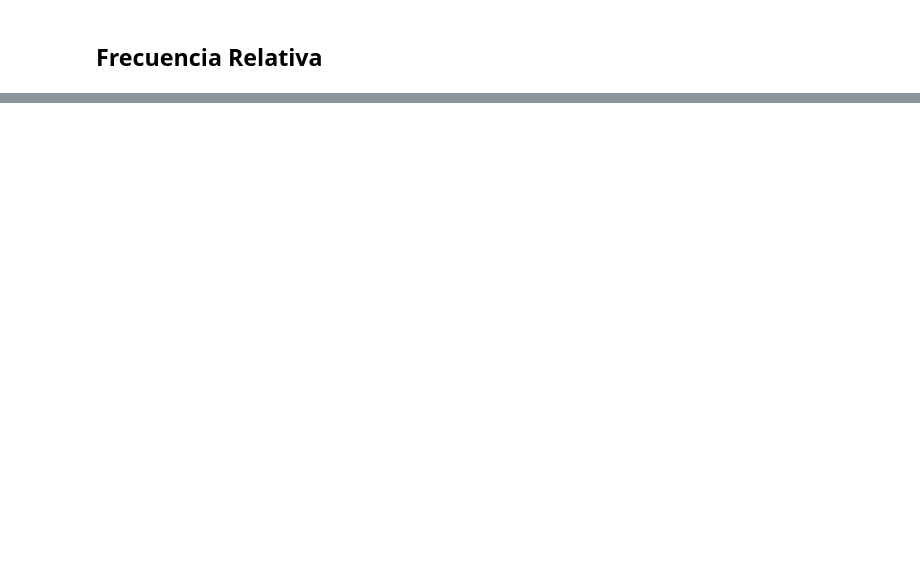
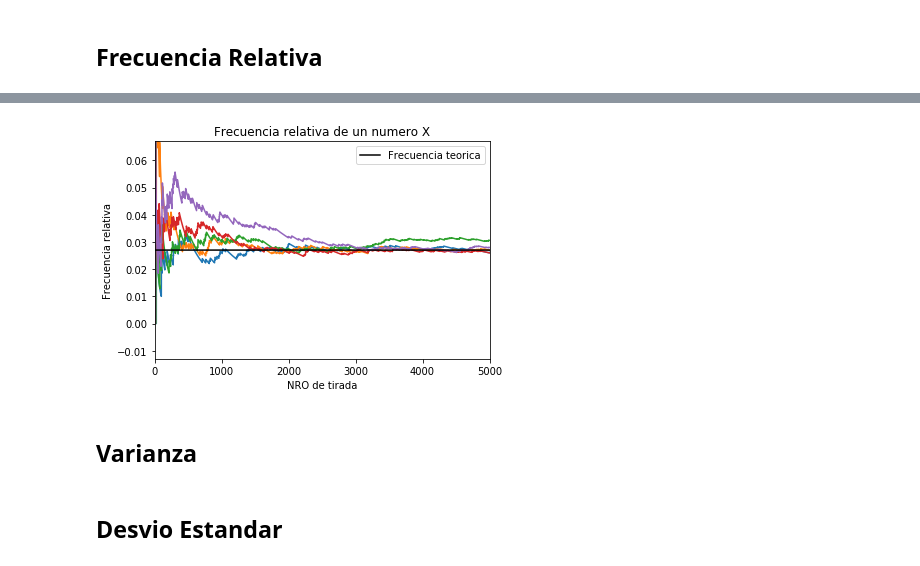
Before and after one commit to alejaz92/facultad, a Jupyter notebook: TP1 - Ruleta.ipynb, the cells around one changed output, grey strips where cells are left out. Cells and saved outputs as stored; diff of their text form; code cells hidden in the pictures; blank space fills up the shorter version.

```diff
--- a/TP1 - Ruleta.ipynb
+++ b/TP1 - Ruleta.ipynb
@@ -74,0 +74,40 @@ plt.show()
+# %%
+tm = 5000              # Tamaño de la muestra
+ex = 5                # cantidad de experimentos
+vi = 0                  # valor inicial ruleta
+vf = 36                 # valor final ruleta
+x = 5                   # Numero a evaluar
+ft = 1/(vf - vi + 1)    # Frecuencia teorica
+arr_ft = []
+
+for i in range(ex):    # Bucle para cada experimento
+    countx = 0         # contador de cuantas veces salio x
+    countt = 0         # contador de totales
+    arr_frec = []      # arreglo de frecuencias
+
+    for tir in range(1, tm + 1):    # Bucle para cada tirada
+        nro_random = np.random.randint(vi, vf + 1)
+        countt += 1
+
+        if nro_random == x:
+            countx += 1
+        arr_frec.append(countx/countt)
+
+    plt.plot(arr_frec)
+
+for tir in range(1, tm + 1):    # Bucle para cada tirada
+    arr_ft.append(ft)
+
+plt.plot(arr_ft, color= "black", label= "Frecuencia teorica")
+plt.title("Frecuencia relativa de un numero X")
+plt.xlabel("NRO de tirada")
+plt.ylabel("Frecuencia relativa")
+plt.legend(loc="upper right")
+plt.axis([0, tm, ft - 0.04, ft + 0.04])
+plt.show()
+# %% [output]
+[figure, added]
+# %% [markdown]
+## Varianza
+# %% [markdown]
+## Desvio Estandar
```
Also changed, not shown: parts of 3 cells of this notebook.
